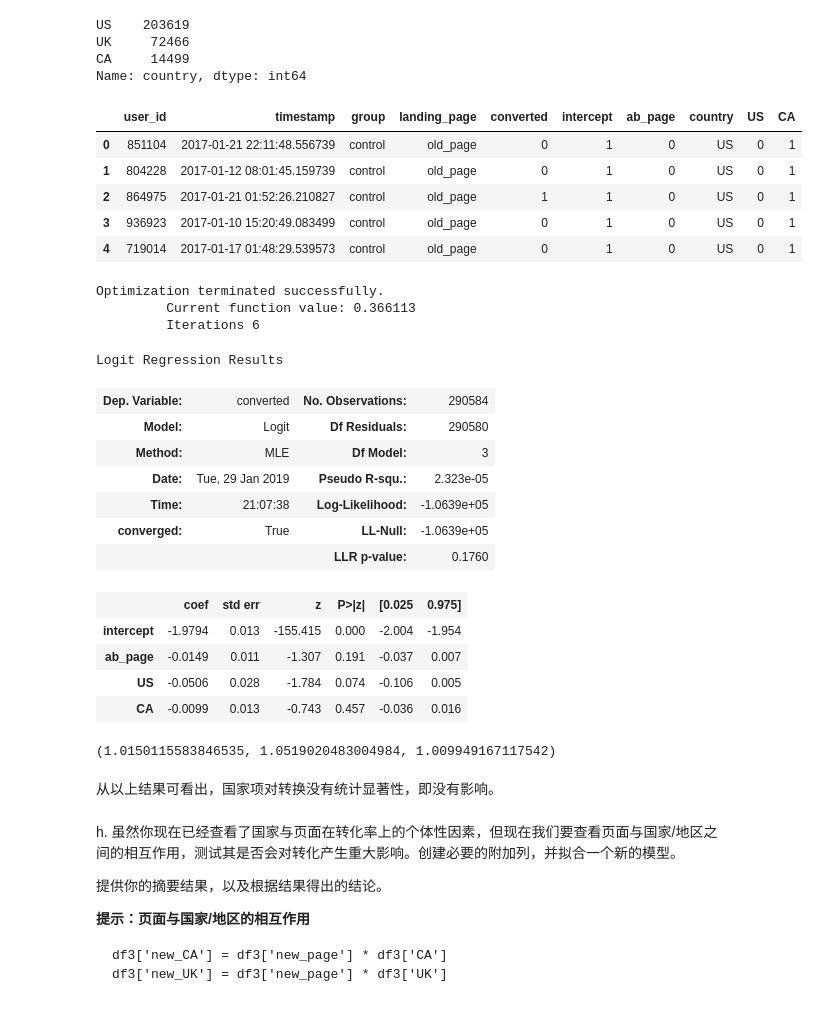
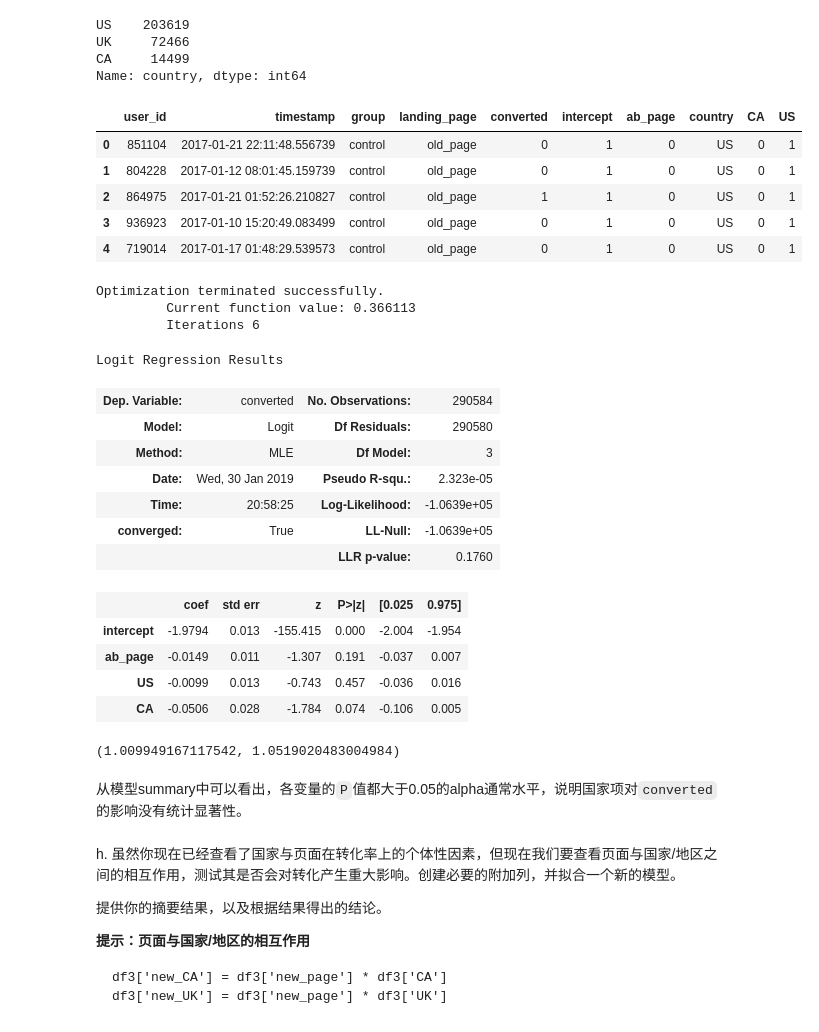
Before and after one commit to iPine/data_analysis_project_4, a Jupyter notebook: analyze-ab-test-results-revise.ipynb, the cells around one changed output. Drawn from its saved outputs; the diff is of its cells as text; code cells hidden in the pictures.

```diff
--- a/analyze-ab-test-results.ipynb
+++ b/analyze-ab-test-results-revise.ipynb
@@ -416,11 +415,12 @@ UK     72466
 CA     14499
 Name: country, dtype: int64
 # %%
-df3[['US','UK','CA']] = pd.get_dummies(df3.country)
+#get_dummies 返回的各列是按照字母顺序排序，因此前面的列名顺序有讲究
+df3[['CA','UK','US']] = pd.get_dummies(df3.country)
 df3 = df3.drop('UK',axis=1)
 df3.head()
 # %% [output]
-|  | user_id | timestamp | group | landing_page | converted | intercept | ab_page | country | US | CA |
+|  | user_id | timestamp | group | landing_page | converted | intercept | ab_page | country | CA | US |
 | 0 | 851104 | 2017-01-21 22:11:48.556739 | control | old_page | 0 | 1 | 0 | US | 0 | 1 |
 | 1 | 804228 | 2017-01-12 08:01:45.159739 | control | old_page | 0 | 1 | 0 | US | 0 | 1 |
 | 2 | 864975 | 2017-01-21 01:52:26.210827 | control | old_page | 1 | 1 | 0 | US | 0 | 1 |
@@ -441,21 +441,21 @@ Logit Regression Results
 | Dep. Variable: | converted | No. Observations: | 290584 |
 | Model: | Logit | Df Residuals: | 290580 |
 | Method: | MLE | Df Model: | 3 |
-| Date: | Tue, 29 Jan 2019 | Pseudo R-squ.: | 2.323e-05 |
-| Time: | 21:07:38 | Log-Likelihood: | -1.0639e+05 |
+| Date: | Wed, 30 Jan 2019 | Pseudo R-squ.: | 2.323e-05 |
+| Time: | 20:58:25 | Log-Likelihood: | -1.0639e+05 |
 | converged: | True | LL-Null: | -1.0639e+05 |
 |  |  | LLR p-value: | 0.1760 |
 |  | coef | std err | z | P>|z| | [0.025 | 0.975] |
 | intercept | -1.9794 | 0.013 | -155.415 | 0.000 | -2.004 | -1.954 |
 | ab_page | -0.0149 | 0.011 | -1.307 | 0.191 | -0.037 | 0.007 |
-| US | -0.0506 | 0.028 | -1.784 | 0.074 | -0.106 | 0.005 |
-| CA | -0.0099 | 0.013 | -0.743 | 0.457 | -0.036 | 0.016 |
+| US | -0.0099 | 0.013 | -0.743 | 0.457 | -0.036 | 0.016 |
+| CA | -0.0506 | 0.028 | -1.784 | 0.074 | -0.106 | 0.005 |
 # %%
-1/np.exp(-0.0149),1/np.exp(-0.0506),1/np.exp(-0.0099)
+1/np.exp(-0.0099),1/np.exp(-0.0506)
 # %% [output]
-(1.0150115583846535, 1.0519020483004984, 1.009949167117542)
+(1.009949167117542, 1.0519020483004984)
-# %% [markdown]
-从以上结果可看出，国家项对转换没有统计显著性，即没有影响。
+# %% [markdown]
+从模型summary中可以看出，各变量的`P`值都大于0.05的alpha通常水平，说明国家项对`converted`的影响没有统计显著性。
 # %% [markdown]
 h. 虽然你现在已经查看了国家与页面在转化率上的个体性因素，但现在我们要查看页面与国家/地区之间的相互作用，测试其是否会对转化产生重大影响。创建必要的附加列，并拟合一个新的模型。
 
```
Also changed, not shown: parts of 22 cells of this notebook, 1 other file.
